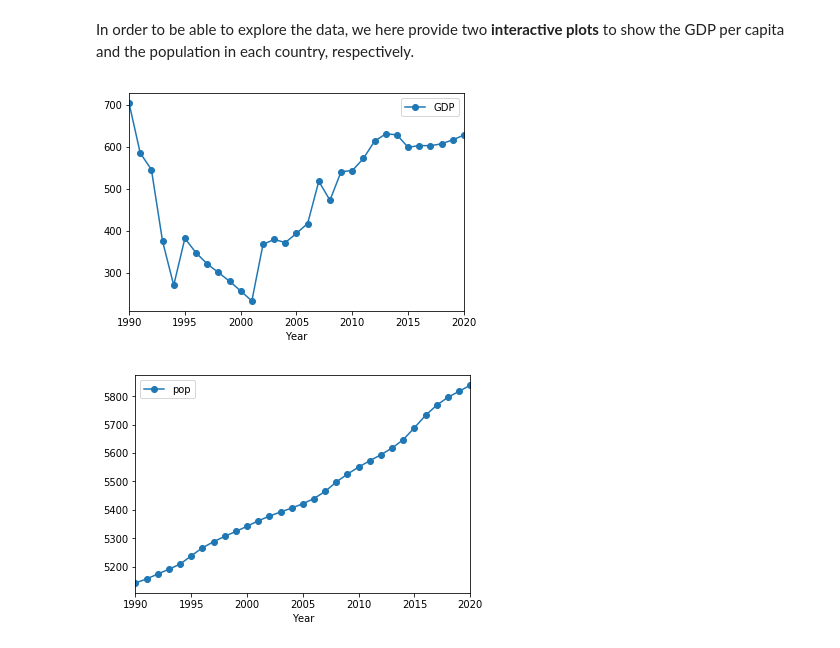
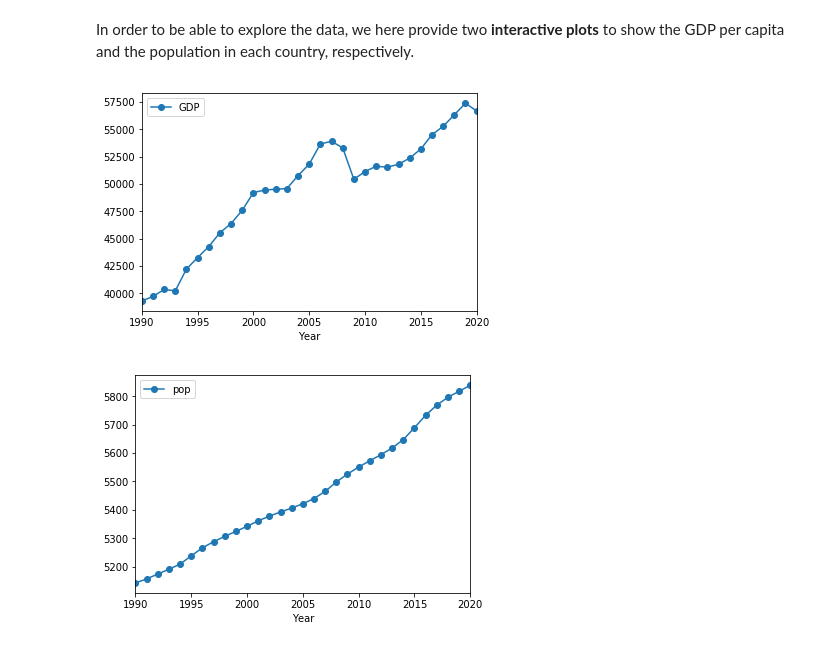
Before and after one commit to NumEconCopenhagen/projects-2020-1001numpyarrays, a Jupyter notebook: dataproject/dataproject.ipynb, the cells around one changed output. Saved outputs shown, nothing was run; the diff lists cells and outputs as text; code cells hidden in the pictures.

```diff
--- a/dataproject/dataproject.ipynb
+++ b/dataproject/dataproject.ipynb
@@ -97,16 +97,15 @@ In order to be able to explore the data, we here provide two **interactive plots
 # %%
 def plot_GDP(df, Location):
     I = df['Location'] == Location
     ax=df.loc[I,:].plot(x='Year', y='GDP', style='-o', legend=True)
-[46]
 widgets.interact(plot_GDP,
     df = widgets.fixed(GDP_per_capita_long),
     Location = widgets.Dropdown(description='Location',
                                     options=GDP_per_capita_long.Location.unique(),
-                                    value='Afghanistan')
+                                    value='Denmark')
 );
 # %% [output]
-[figure, old version]
+[figure, new version]
 # %%
 def plot_pop(df, Location):
     I = df['Location'] == Location
```
Also changed, not shown: parts of 15 cells of this notebook.
